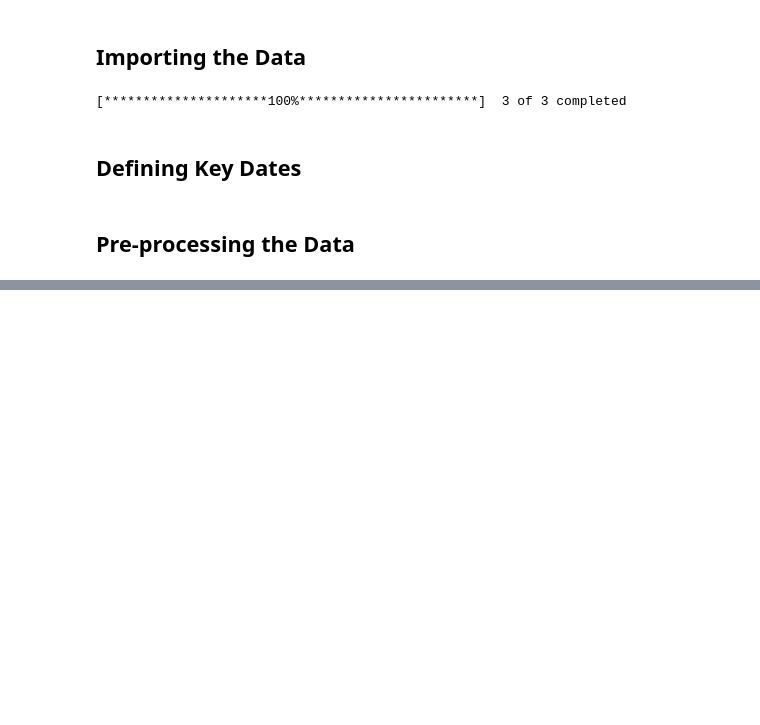
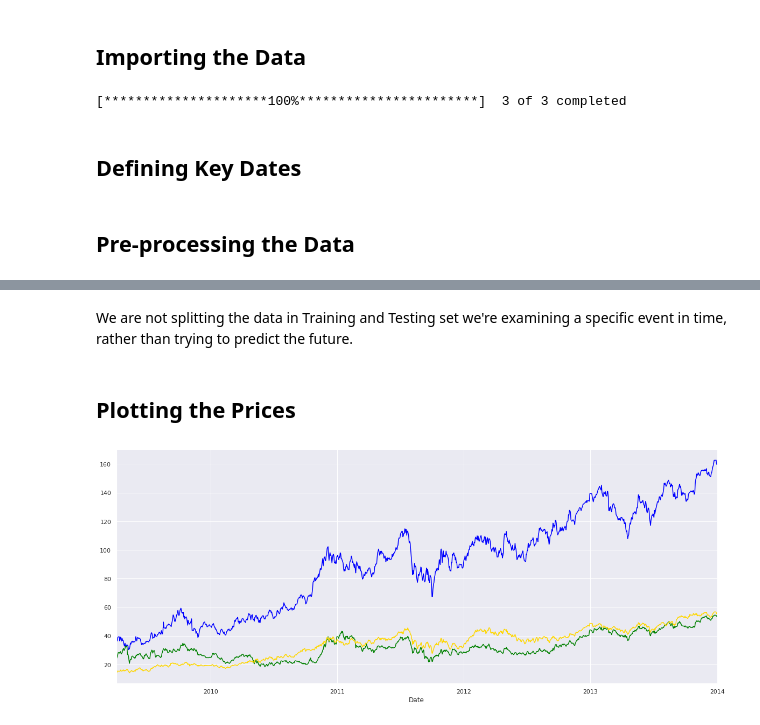
Before and after one commit to Priyo-prog/Time-series-analysis, a Jupyter notebook: Business Case/volkswagen_buyout.ipynb, the cells around one changed output, grey strips where cells are left out. Cells and saved outputs as stored; diff of their text form; code cells hidden in the pictures; blank space fills up the shorter version.

```diff
--- a/Business Case/volkswagen_buyout.ipynb
+++ b/Business Case/volkswagen_buyout.ipynb
@@ -179,3 +179,14 @@ df.head()
 | 1996-11-12 | 32.022877 | 25.596838 | 9.378950 | -4.405639 | -3.831346 | 0.756007 | 19.409656 | 14.67921 | 0.571547 | 56336.0 | 901566.0 | ... |
 | 1996-11-13 | 32.022877 | 25.596838 | 9.364054 | -4.405639 | -3.831346 | -0.158828 | 19.409656 | 14.67921 | 0.025226 | 56336.0 | 901566.0 | ... |
 | 1996-11-14 | 32.022877 | 25.596838 | 9.394359 | -4.405639 | -3.831346 | 0.323630 | 19.409656 | 14.67921 | 0.104737 | 56336.0 | 901566.0 | ... |
+# %% [markdown]
+We are not splitting the data in Training and Testing set we're examining a specific event in time, rather than trying to predict the future.
+# %% [markdown]
+## Plotting the Prices
+# %%
+df['vol'][start_date:end_date].plot(figsize=(20,8), color="blue")
+df['por'][start_date:end_date].plot(color="green")
+df['bmw'][start_date:end_date].plot(color="gold")
+plt.show()
+# %% [output]
+[figure, added]
```
